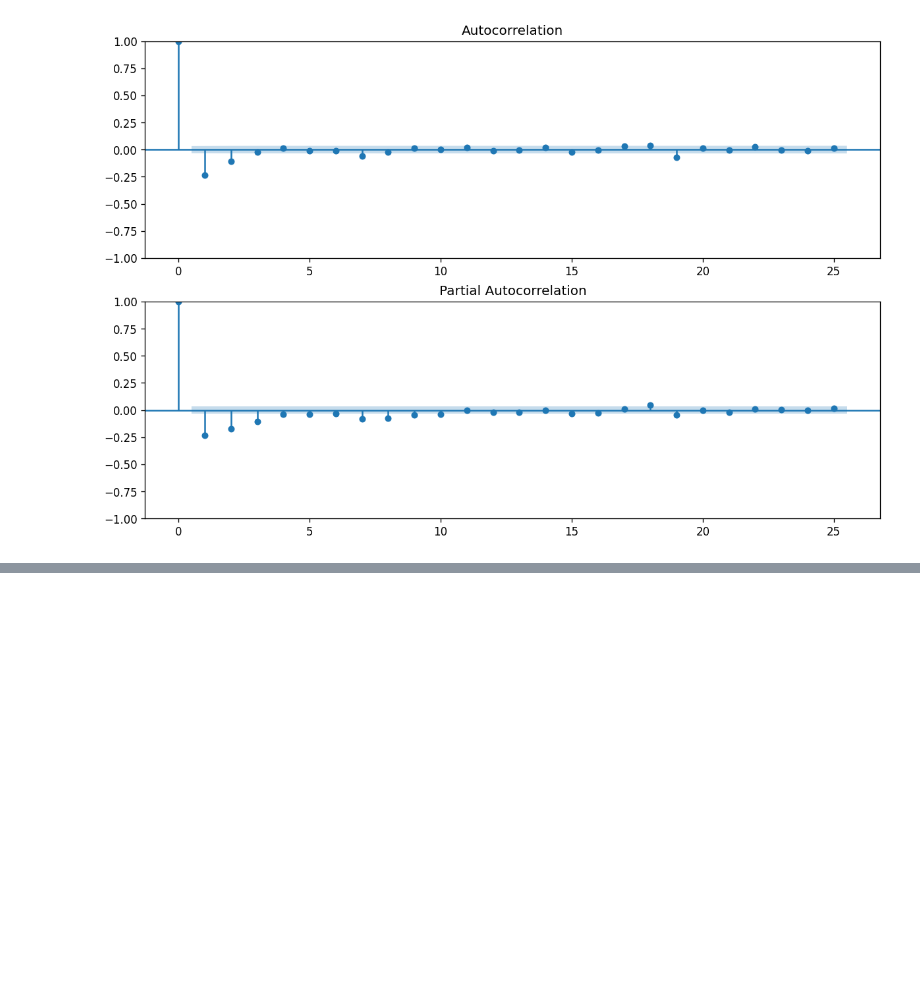
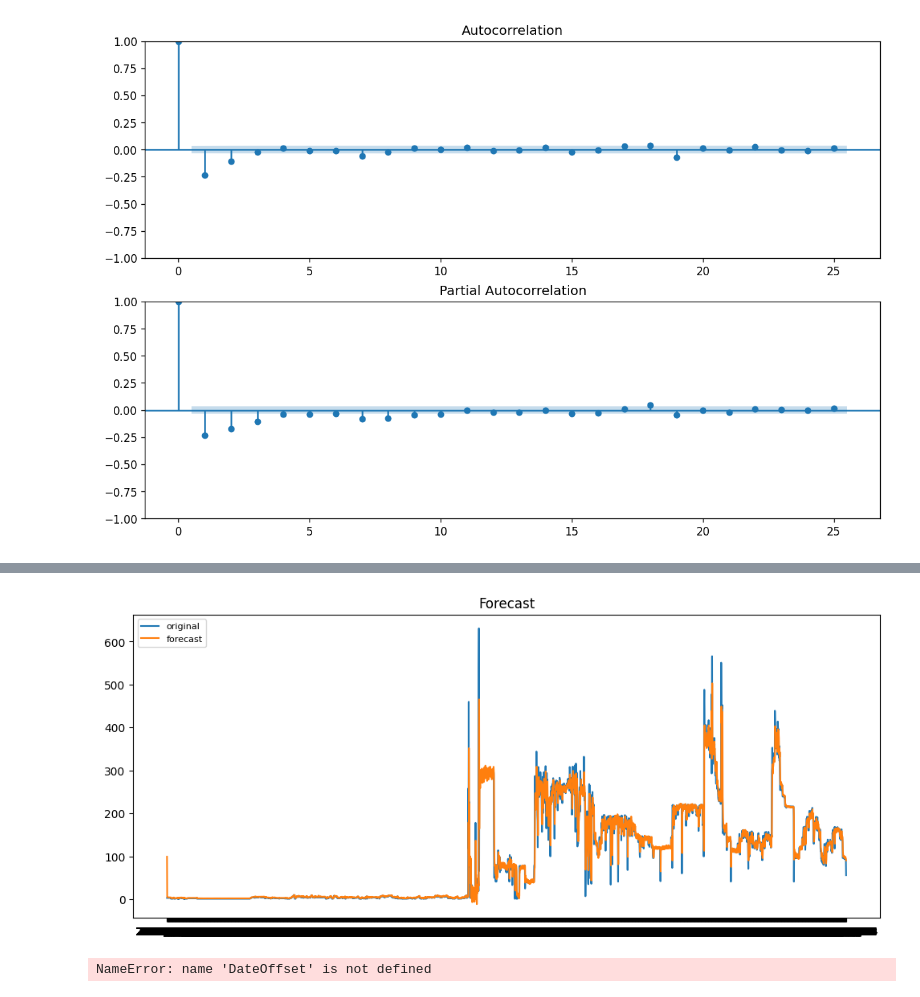
Before and after one commit to B2-80525/Ayush_iss_baar_to_code_pull_karle, a Jupyter notebook: 24 12 2023/Grus grus.ipynb, the cells around one changed output, grey strips where cells are left out. Cells and saved outputs as stored; diff of their text form; code cells hidden in the pictures; blank space fills up the shorter version.

```diff
--- a/24 12 2023/Grus grus.ipynb
+++ b/24 12 2023/Grus grus.ipynb
@@ -558,0 +581,4 @@ plt.show()
+# %%
+final_arima = ARIMA(df_demo["daily_frequency"], order = (9,0,11))
+final_arima = final_arima.fit()
+final_arima.summary()
@@ -558,0 +626,14 @@ plt.show()
+# %%
+plt.figure(figsize=(12,5), dpi=100)
+plt.plot(df_demo, label='original')
+
+plt.plot(final_arima.fittedvalues, label='forecast')
+plt.title('Forecast')
+plt.legend(loc='upper left', fontsize=8)
+plt.show()
+# %% [output]
+[figure, added]
+# %%
+future_dates=[df_demo["daily_frequency"].index[-1]+ DateOffset(years=x)for x in range(0,9)]
+# %% [output]
+NameError: name 'DateOffset' is not defined
```
Also changed, not shown: parts of 9 cells of this notebook.
